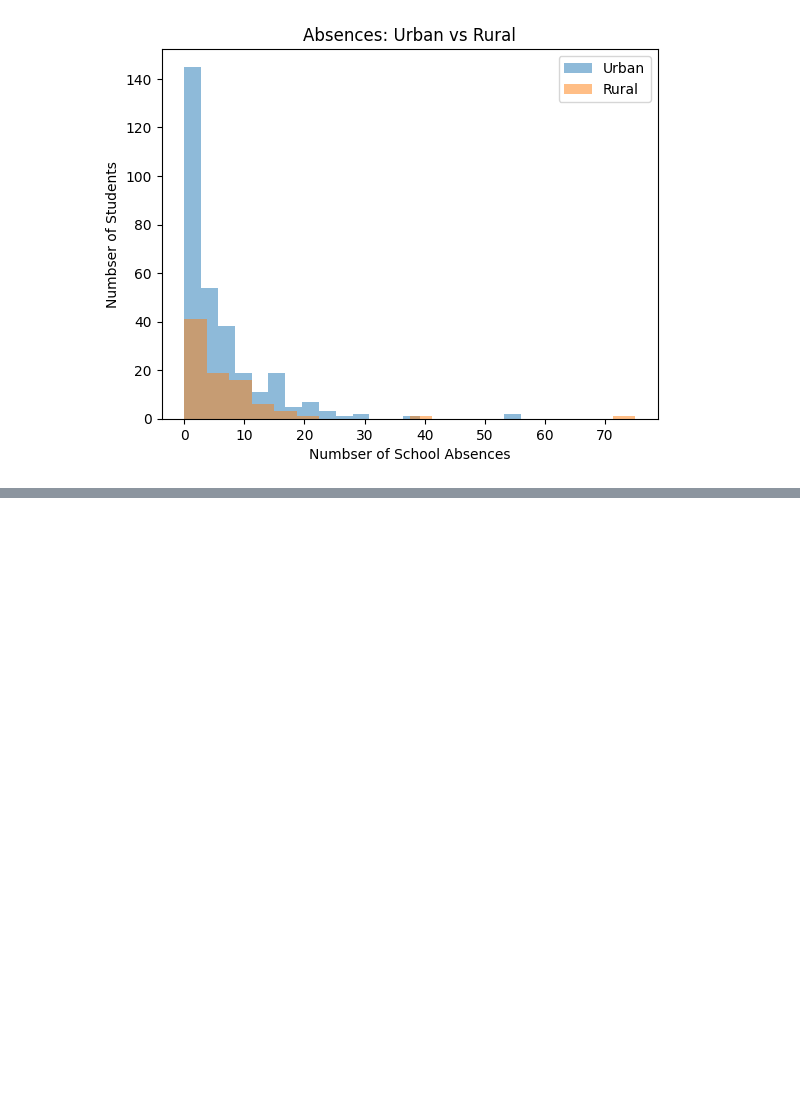
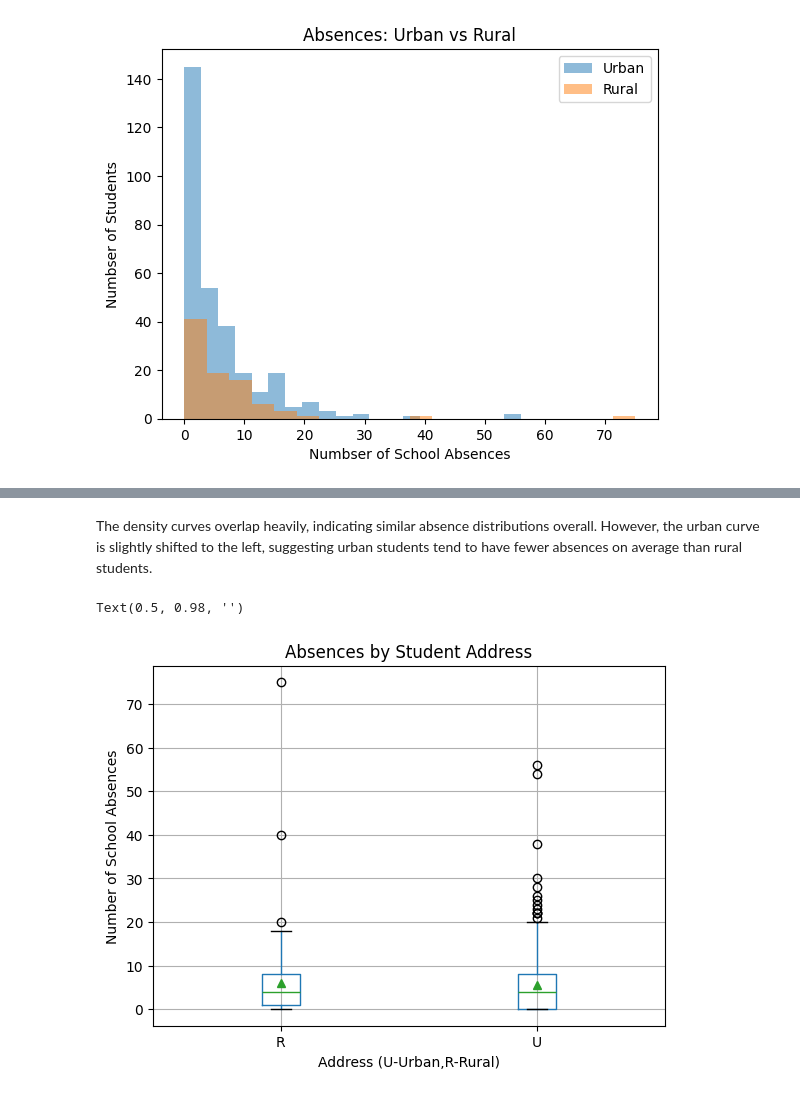
Before and after one commit to hzhoujoy/HW4_ST554, a Jupyter notebook: HW4_JoyZhou.ipynb, the cells around one changed output, grey strips where cells are left out. Saved outputs shown, nothing was run; the diff lists cells and outputs as text; code cells hidden in the pictures; blank space fills up the shorter version.

```diff
--- a/HW4_JoyZhou.ipynb
+++ b/HW4_JoyZhou.ipynb
@@ -400,0 +391,13 @@ This plot suggests that students in urban areas generally have fewer school abse
+# %% [markdown]
+The density curves overlap heavily, indicating similar absence distributions overall. However, the urban curve is slightly shifted to the left, suggesting urban students tend to have fewer absences on average than rural students.
+# %%
+import matplotlib.pyplot as plt
+#boxplot comparing absences for student address (urban vs rural)
+math_score.boxplot(column = "absences", by = "address", showmeans = True)
+plt.ylabel("Number of School Absences")
+plt.xlabel("Address (U-Urban,R-Rural)")
+plt.title("Absences by Student Address")
+plt.suptitle("") # Suppress the default suptitle generated by boxplot
+# %% [output]
+Text(0.5, 0.98, '')
+[figure, added]
```
Also changed, not shown: parts of 29 cells of this notebook.
